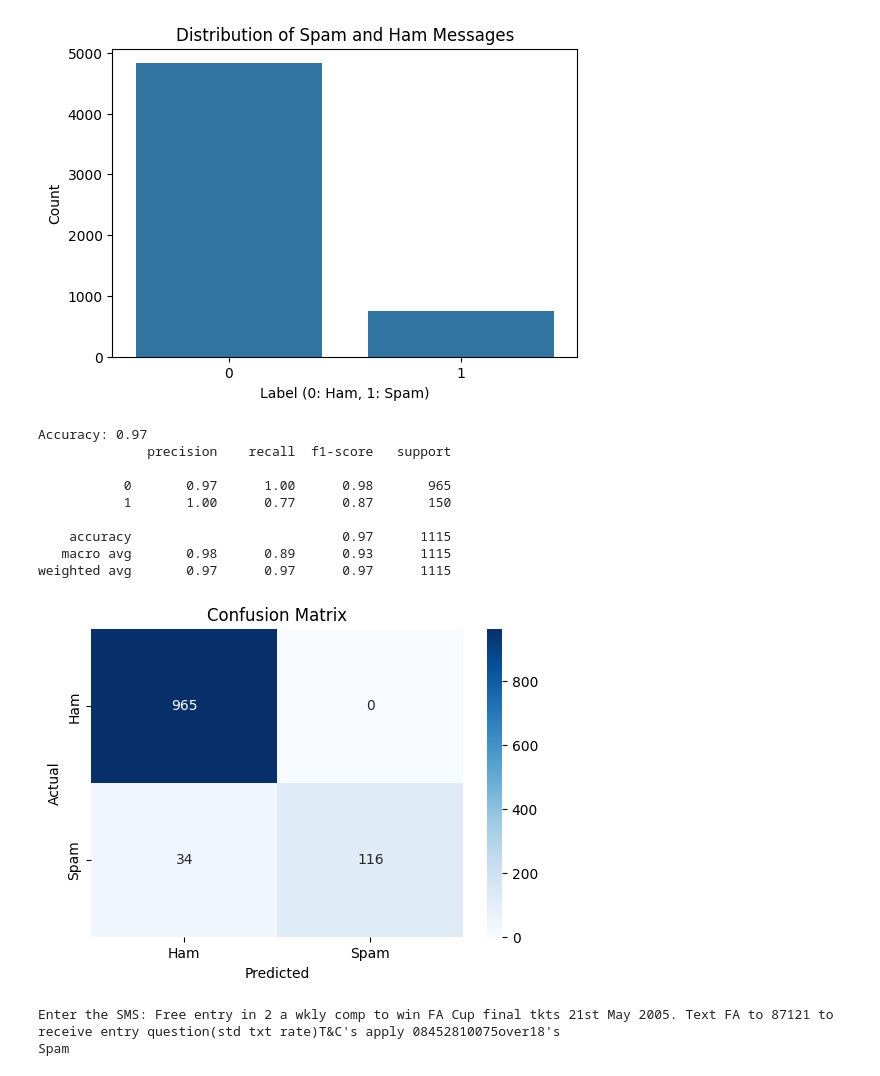
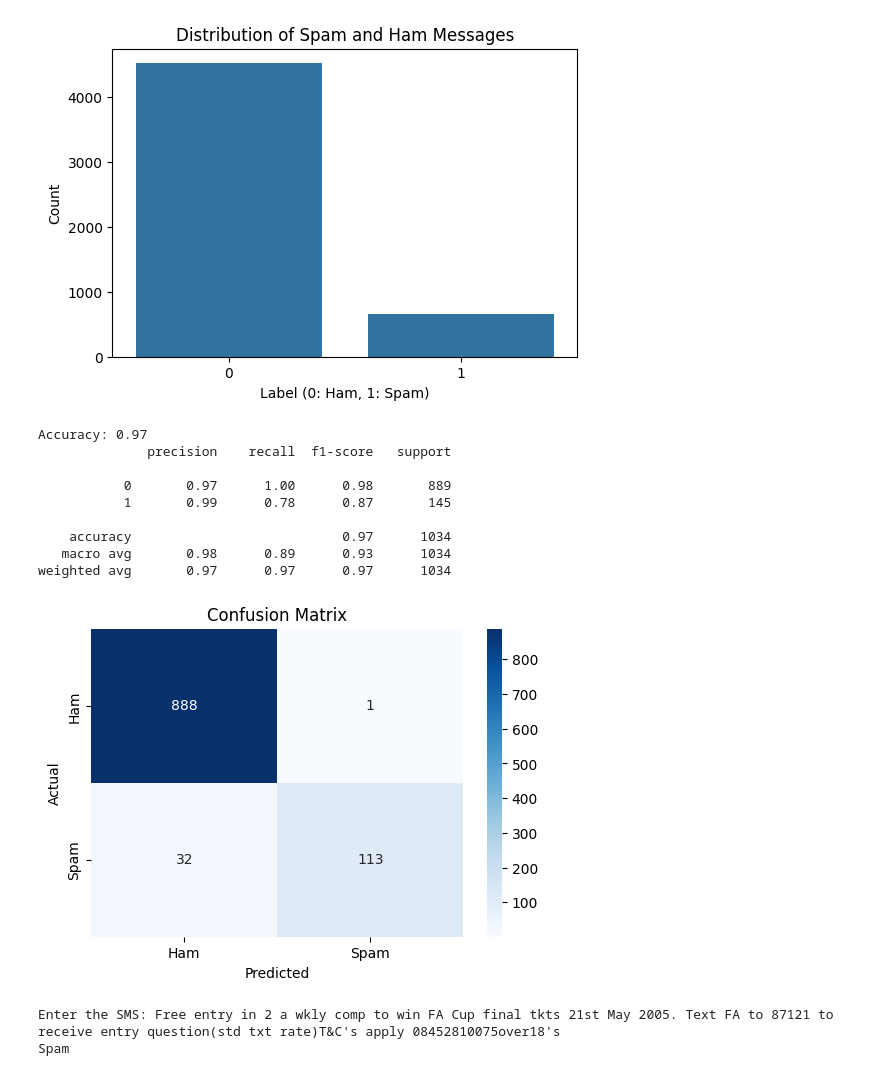
Before and after one commit to Avinash3625/sms_spam_detection, a Jupyter notebook: smsc.ipynb, the cells around one changed output. Drawn from its saved outputs; the diff is of its cells as text; code cells hidden in the pictures.

```diff
--- a/smsc.ipynb
+++ b/smsc.ipynb
@@ -11,15 +11,14 @@ from sklearn.model_selection import train_test_split
 from sklearn.naive_bayes import MultinomialNB
 from sklearn.metrics import accuracy_score, classification_report, confusion_matrix
 import pickle
-nltk.download('punkt')
-nltk.download('punkt_tab')
 
-# Load and preprocess the dataset
 df = pd.read_csv("/content/sms-spam.csv")
 df = df[['v1', 'v2']]
 df.columns = ['label', 'message']
 
 df['label'] = df['label'].map({'ham': 0, 'spam': 1})
+
+df.drop_duplicates(inplace=True)
 
 ps = PorterStemmer()
 
@@ -32,10 +31,10 @@ def preprocess_text(text):
     return ' '.join(text)
 
 nltk.download('punkt')
+nltk.download('punkt_tab')
 nltk.download('stopwords')
 df['message'] = df['message'].apply(preprocess_text)
 
-# Visualization
 plt.figure(figsize=(6,4))
 sns.countplot(x='label', data=df)
 plt.title('Distribution of Spam and Ham Messages')
@@ -43,19 +42,15 @@ plt.xlabel('Label (0: Ham, 1: Spam)')
 plt.ylabel('Count')
 plt.show()
 
-# Feature extraction
 vectorizer = TfidfVectorizer(max_features=5000)
 X = vectorizer.fit_transform(df['message'])
 y = df['label']
 
-# Split the data
 X_train, X_test, y_train, y_test = train_test_split(X, y, test_size=0.2, random_state=42)
 
-# Model training
 model = MultinomialNB()
 model.fit(X_train, y_train)
 
-# Model evaluation
 y_pred = model.predict(X_test)
 accuracy = accuracy_score(y_test, y_pred)
 report = classification_report(y_test, y_pred)
@@ -64,7 +59,6 @@ conf_matrix = confusion_matrix(y_test, y_pred)
 print(f'Accuracy: {accuracy:.2f}')
 print(report)
 
-# Confusion Matrix visualization
 plt.figure(figsize=(6,4))
 sns.heatmap(conf_matrix, annot=True, fmt='d', cmap='Blues', xticklabels=['Ham', 'Spam'], yticklabels=['Ham', 'Spam'])
 plt.title('Confusion Matrix')
@@ -72,7 +66,6 @@ plt.xlabel('Predicted')
 plt.ylabel('Actual')
 plt.show()
 
-# Save the model and vectorizer
 pickle.dump(vectorizer, open('vectorizer.pkl', 'wb'))
 pickle.dump(model, open('model.pkl', 'wb'))
 # %% [output]
@@ -85,16 +76,16 @@ pickle.dump(model, open('model.pkl', 'wb'))
 [nltk_data] Downloading package stopwords to /root/nltk_data...
 [nltk_data]   Package stopwords is already up-to-date!
-[figure, old version]
+[figure, new version]
 Accuracy: 0.97
               precision    recall  f1-score   support
 
-           0       0.97      1.00      0.98       965
-           1       1.00      0.77      0.87       150
+           0       0.97      1.00      0.98       889
+           1       0.99      0.78      0.87       145
 
-    accuracy                           0.97      1115
-   macro avg       0.98      0.89      0.93      1115
-weighted avg       0.97      0.97      0.97      1115
+    accuracy                           0.97      1034
+   macro avg       0.98      0.89      0.93      1034
+weighted avg       0.97      0.97      0.97      1034
-[figure, old version]
+[figure, new version]
 # %%
 #Example
 
```
Also changed, not shown: parts of 3 cells of this notebook.
